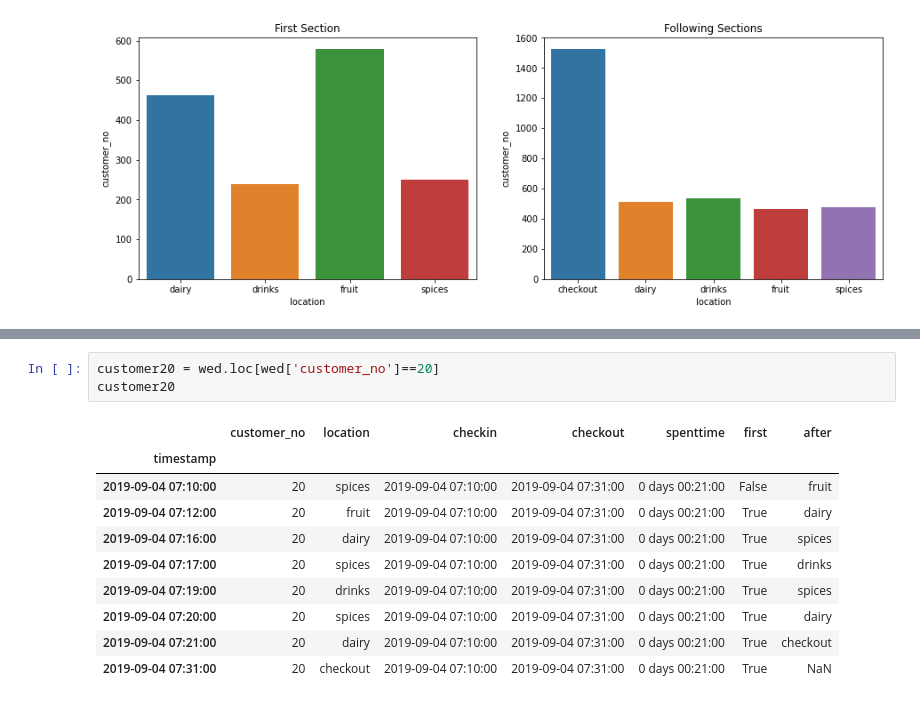
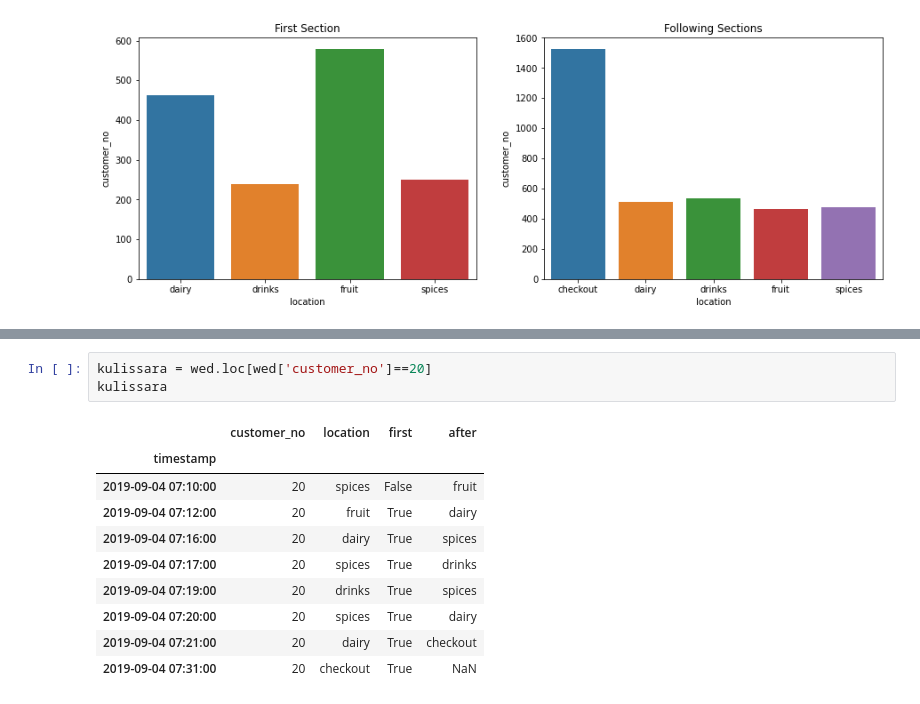
Before and after one commit to chinhdothi/Supermarket-project, a Jupyter notebook: Data Exploration.ipynb, the cells around one changed output, grey strips where cells are left out. Saved outputs shown, nothing was run; the diff lists cells and outputs as text.

```diff
--- a/Data Exploration.ipynb
+++ b/Data Exploration.ipynb
@@ -189,15 +189,15 @@ wed.head()
 # %%
-customer20 = wed.loc[wed['customer_no']==20]
-customer20
+kulissara = wed.loc[wed['customer_no']==20]
+kulissara
 # %% [output]
-|  | customer_no | location | checkin | checkout | spenttime | first | after |
-| timestamp |  |  |  |  |  |  |  |
-| 2019-09-04 07:10:00 | 20 | spices | 2019-09-04 07:10:00 | 2019-09-04 07:31:00 | 0 days 00:21:00 | False | fruit |
-| 2019-09-04 07:12:00 | 20 | fruit | 2019-09-04 07:10:00 | 2019-09-04 07:31:00 | 0 days 00:21:00 | True | dairy |
-| 2019-09-04 07:16:00 | 20 | dairy | 2019-09-04 07:10:00 | 2019-09-04 07:31:00 | 0 days 00:21:00 | True | spices |
-| 2019-09-04 07:17:00 | 20 | spices | 2019-09-04 07:10:00 | 2019-09-04 07:31:00 | 0 days 00:21:00 | True | drinks |
-| 2019-09-04 07:19:00 | 20 | drinks | 2019-09-04 07:10:00 | 2019-09-04 07:31:00 | 0 days 00:21:00 | True | spices |
-| 2019-09-04 07:20:00 | 20 | spices | 2019-09-04 07:10:00 | 2019-09-04 07:31:00 | 0 days 00:21:00 | True | dairy |
-| 2019-09-04 07:21:00 | 20 | dairy | 2019-09-04 07:10:00 | 2019-09-04 07:31:00 | 0 days 00:21:00 | True | checkout |
-| 2019-09-04 07:31:00 | 20 | checkout | 2019-09-04 07:10:00 | 2019-09-04 07:31:00 | 0 days 00:21:00 | True | NaN |
+|  | customer_no | location | first | after |
+| timestamp |  |  |  |  |
+| 2019-09-04 07:10:00 | 20 | spices | False | fruit |
+| 2019-09-04 07:12:00 | 20 | fruit | True | dairy |
+| 2019-09-04 07:16:00 | 20 | dairy | True | spices |
+| 2019-09-04 07:17:00 | 20 | spices | True | drinks |
+| 2019-09-04 07:19:00 | 20 | drinks | True | spices |
+| 2019-09-04 07:20:00 | 20 | spices | True | dairy |
+| 2019-09-04 07:21:00 | 20 | dairy | True | checkout |
+| 2019-09-04 07:31:00 | 20 | checkout | True | NaN |
 # %%
```
Also changed, not shown: parts of 11 cells of this notebook.
